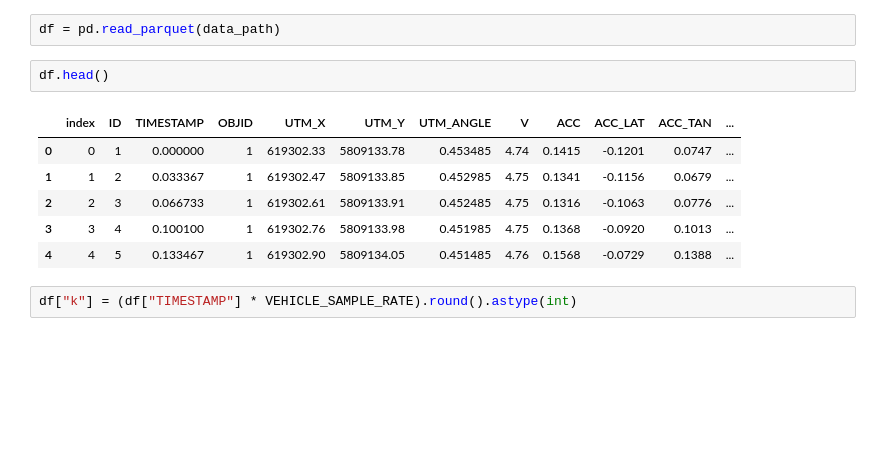
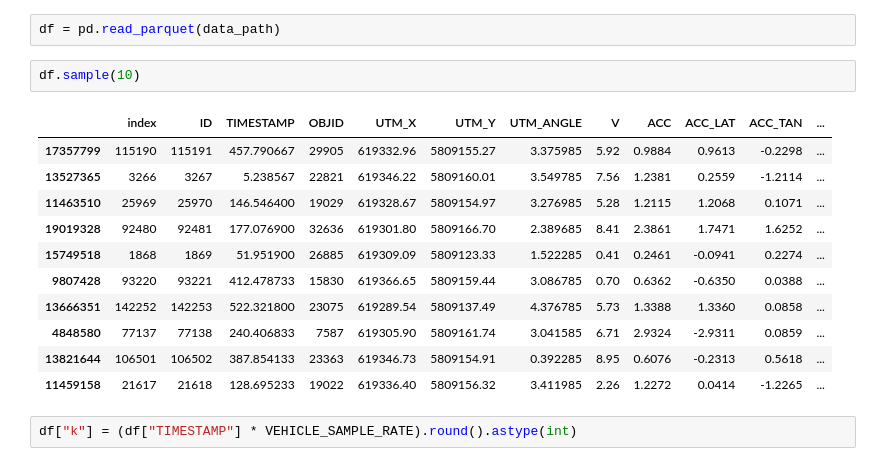
Before and after one commit to kopytjuk/opendd-analysis, a Jupyter notebook: notebooks/Distance Analysis.ipynb, the cells around one changed output. Cells and saved outputs as stored; diff of their text form; blank space fills up the shorter version.

```diff
--- a/notebooks/Distance Analysis.ipynb
+++ b/notebooks/Distance Analysis.ipynb
@@ -241,14 +241,19 @@ VEHICLE_SAMPLE_RATE = 30.0
 # %%
 df = pd.read_parquet(data_path)
 # %%
-df.head()
+df.sample(10)
 # %% [output]
 |  | index | ID | TIMESTAMP | OBJID | UTM_X | UTM_Y | UTM_ANGLE | V | ACC | ACC_LAT | ACC_TAN | ... |
-| 0 | 0 | 1 | 0.000000 | 1 | 619302.33 | 5809133.78 | 0.453485 | 4.74 | 0.1415 | -0.1201 | 0.0747 | ... |
-| 1 | 1 | 2 | 0.033367 | 1 | 619302.47 | 5809133.85 | 0.452985 | 4.75 | 0.1341 | -0.1156 | 0.0679 | ... |
-| 2 | 2 | 3 | 0.066733 | 1 | 619302.61 | 5809133.91 | 0.452485 | 4.75 | 0.1316 | -0.1063 | 0.0776 | ... |
-| 3 | 3 | 4 | 0.100100 | 1 | 619302.76 | 5809133.98 | 0.451985 | 4.75 | 0.1368 | -0.0920 | 0.1013 | ... |
-| 4 | 4 | 5 | 0.133467 | 1 | 619302.90 | 5809134.05 | 0.451485 | 4.76 | 0.1568 | -0.0729 | 0.1388 | ... |
+| 17357799 | 115190 | 115191 | 457.790667 | 29905 | 619332.96 | 5809155.27 | 3.375985 | 5.92 | 0.9884 | 0.9613 | -0.2298 | ... |
+| 13527365 | 3266 | 3267 | 5.238567 | 22821 | 619346.22 | 5809160.01 | 3.549785 | 7.56 | 1.2381 | 0.2559 | -1.2114 | ... |
+| 11463510 | 25969 | 25970 | 146.546400 | 19029 | 619328.67 | 5809154.97 | 3.276985 | 5.28 | 1.2115 | 1.2068 | 0.1071 | ... |
+| 19019328 | 92480 | 92481 | 177.076900 | 32636 | 619301.80 | 5809166.70 | 2.389685 | 8.41 | 2.3861 | 1.7471 | 1.6252 | ... |
+| 15749518 | 1868 | 1869 | 51.951900 | 26885 | 619309.09 | 5809123.33 | 1.522285 | 0.41 | 0.2461 | -0.0941 | 0.2274 | ... |
+| 9807428 | 93220 | 93221 | 412.478733 | 15830 | 619366.65 | 5809159.44 | 3.086785 | 0.70 | 0.6362 | -0.6350 | 0.0388 | ... |
+| 13666351 | 142252 | 142253 | 522.321800 | 23075 | 619289.54 | 5809137.49 | 4.376785 | 5.73 | 1.3388 | 1.3360 | 0.0858 | ... |
+| 4848580 | 77137 | 77138 | 240.406833 | 7587 | 619305.90 | 5809161.74 | 3.041585 | 6.71 | 2.9324 | -2.9311 | 0.0859 | ... |
+| 13821644 | 106501 | 106502 | 387.854133 | 23363 | 619346.73 | 5809154.91 | 0.392285 | 8.95 | 0.6076 | -0.2313 | 0.5618 | ... |
+| 11459158 | 21617 | 21618 | 128.695233 | 19022 | 619336.40 | 5809156.32 | 3.411985 | 2.26 | 1.2272 | 0.0414 | -1.2265 | ... |
 # %%
 df["k"] = (df["TIMESTAMP"] * VEHICLE_SAMPLE_RATE).round().astype(int)
 # %%
```
Also changed, not shown: parts of 13 cells of this notebook, 1 other file.
